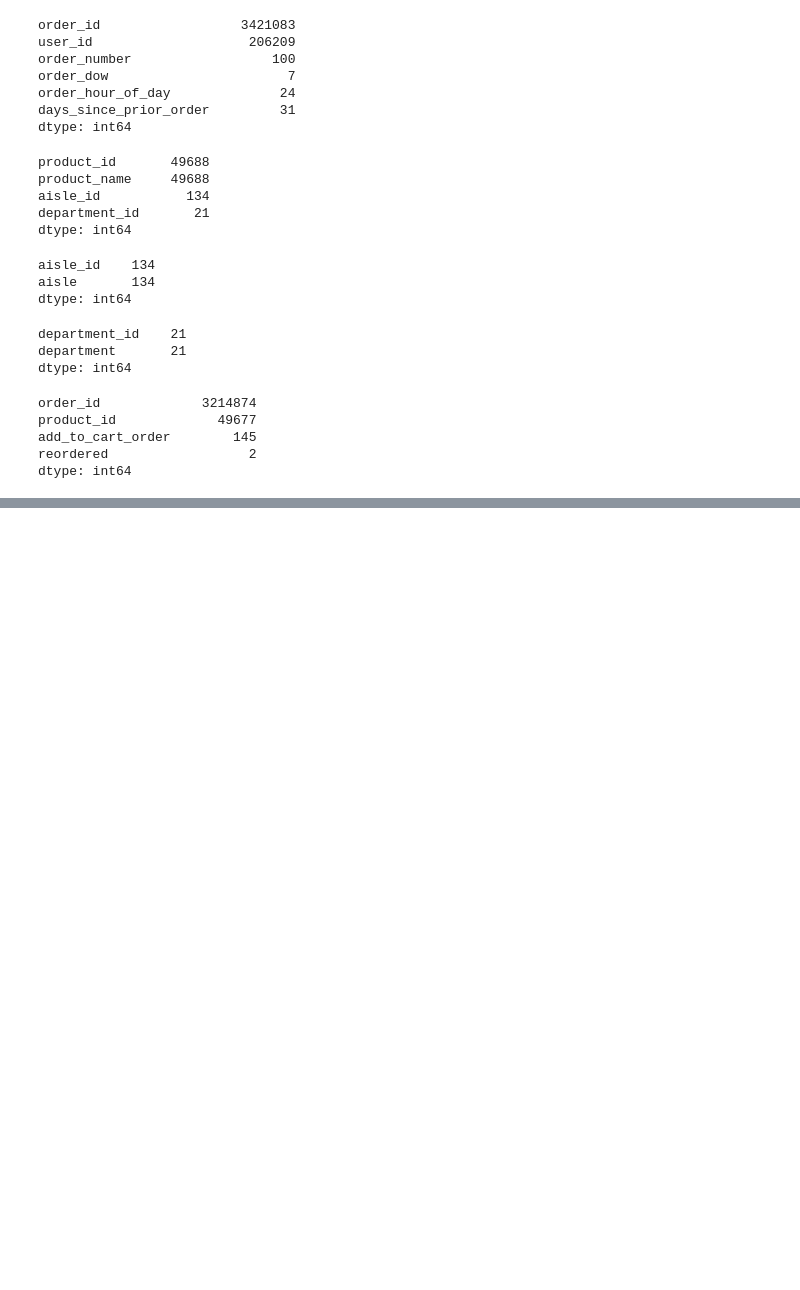
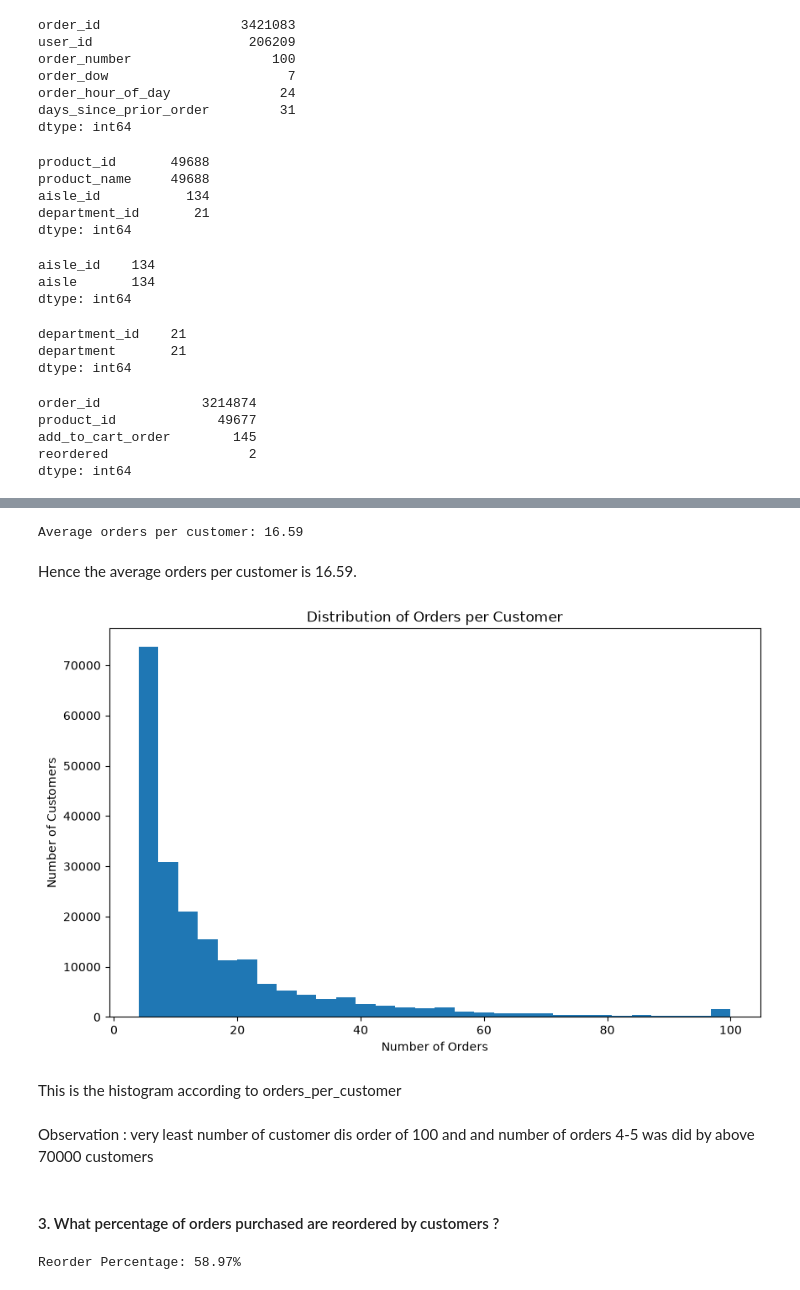
Before and after one commit to Anirbansur077/RetailIQ_Instacart_Data_Analysis_Project, a Jupyter notebook: notebooks/data_cleaning_and_eda_.ipynb, the cells around one changed output, grey strips where cells are left out. Cells and saved outputs as stored; diff of their text form; code cells hidden in the pictures; blank space fills up the shorter version.

```diff
--- a/notebooks/data_cleaning_and_eda_.ipynb
+++ b/notebooks/data_cleaning_and_eda_.ipynb
@@ -137,0 +222,42 @@ dtype: int64
+# %%
+# Average number of orders placed by per customers
+orders_per_customer=(orders.groupby('user_id')['order_id'].count().reset_index(name="total_orders"))
+avg_orders_per_customer=orders_per_customer["total_orders"].mean()
+
+print(f"Average orders per customer: {avg_orders_per_customer:.2f}")
+# %% [output]
+Average orders per customer: 16.59
+# %% [markdown]
+Hence the average orders per customer is 16.59.
+# %%
+plt.figure(figsize=(10,6))
+
+plt.hist(orders_per_customer["total_orders"], bins=30)
+
+plt.title("Distribution of Orders per Customer")
+plt.xlabel("Number of Orders")
+plt.ylabel("Number of Customers")
+
+plt.savefig("/Applications/RetailIQ-Instacart/images/orders_per_customer_distribution.png", bbox_inches="tight")
+plt.show()
+# %% [output]
+[figure, added]
+# %% [markdown]
+This is the histogram according to orders_per_customer
+# %% [markdown]
+Observation : very least number of customer dis order of 100 and and number of orders 4-5 was did by above 70000 customers
+# %% [markdown]
+#### 3. What percentage of orders purchased are reordered by customers ?
+# %%
+# Total purchased products
+total_products=len(orders_products)
+
+# Total reordered products
+reordered_products=orders_products[orders_products['reordered']==1].shape[0]
+
+# Reorder percentage
+reorder_percentage=(reordered_products/total_products)*100
+
+print(f"Reorder Percentage: {reorder_percentage:.2f}%")
+# %% [output]
+Reorder Percentage: 58.97%
```
Also changed, not shown: parts of 121 cells of this notebook, 19 other files.
